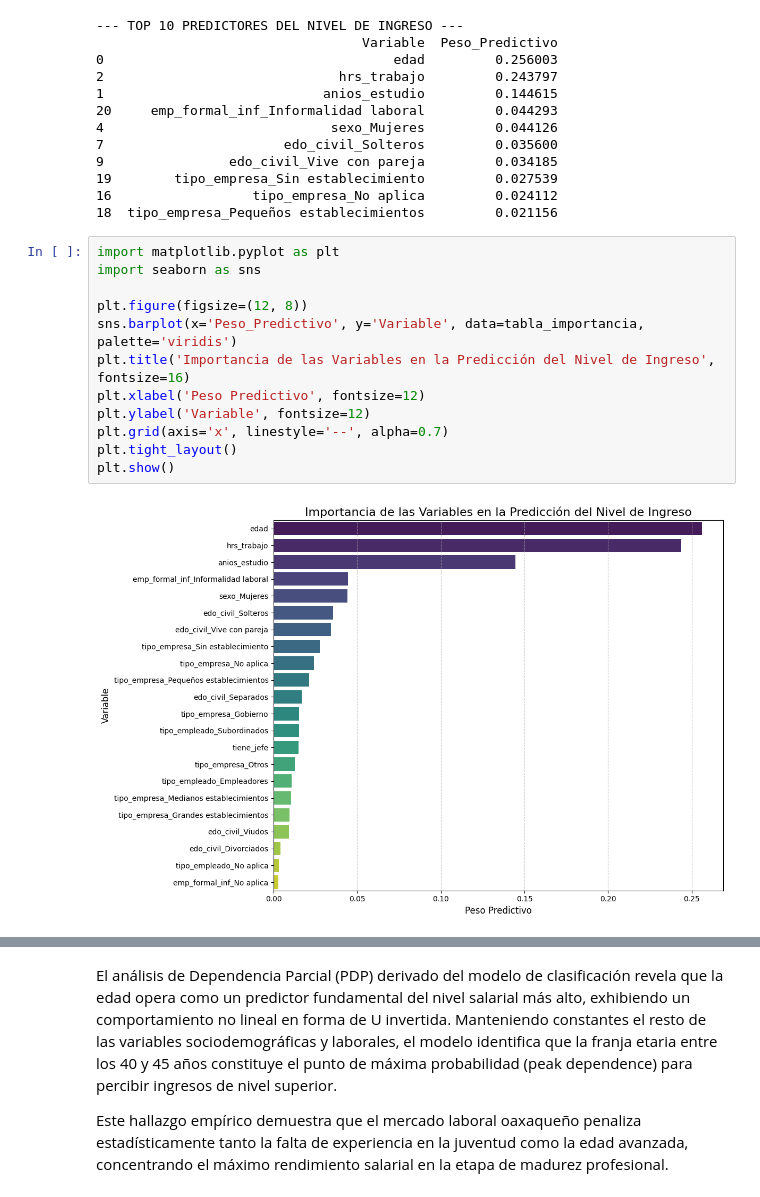
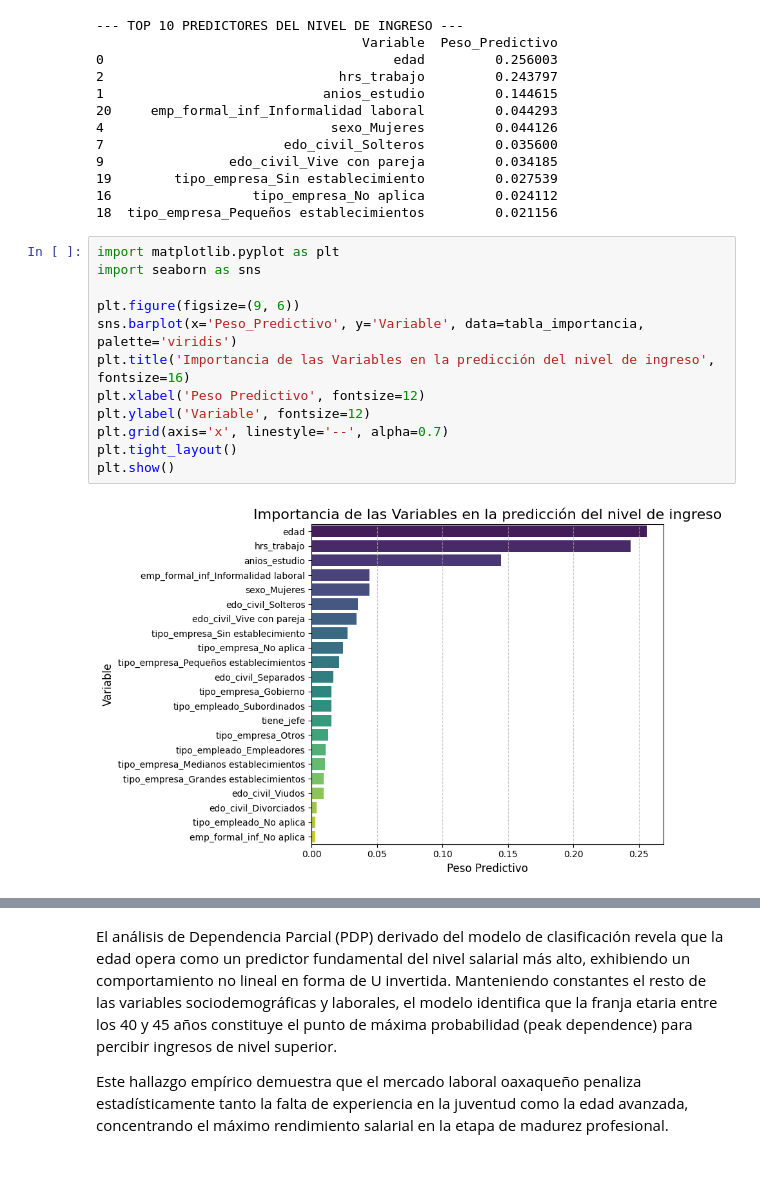
Before and after one commit to dr-dlr/ENOE, a Jupyter notebook: Tesis_ok.ipynb, the cells around one changed output, grey strips where cells are left out. Cells and saved outputs as stored; diff of their text form; blank space fills up the shorter version.

```diff
--- a/Tesis_ok.ipynb
+++ b/Tesis_ok.ipynb
@@ -337,17 +337,17 @@ print(tabla_importancia.head(10))
 # %%
 import matplotlib.pyplot as plt
 import seaborn as sns
 
-plt.figure(figsize=(12, 8))
+plt.figure(figsize=(9, 6))
 sns.barplot(x='Peso_Predictivo', y='Variable', data=tabla_importancia, palette='viridis')
-plt.title('Importancia de las Variables en la Predicción del Nivel de Ingreso', fontsize=16)
+plt.title('Importancia de las Variables en la predicción del nivel de ingreso', fontsize=16)
 plt.xlabel('Peso Predictivo', fontsize=12)
 plt.ylabel('Variable', fontsize=12)
 plt.grid(axis='x', linestyle='--', alpha=0.7)
 plt.tight_layout()
 plt.show()
 # %% [output]
-[figure, old version]
+[figure, new version]
 # %%
 import pandas as pd
 import matplotlib.pyplot as plt
```
Also changed, not shown: parts of 17 cells of this notebook.
